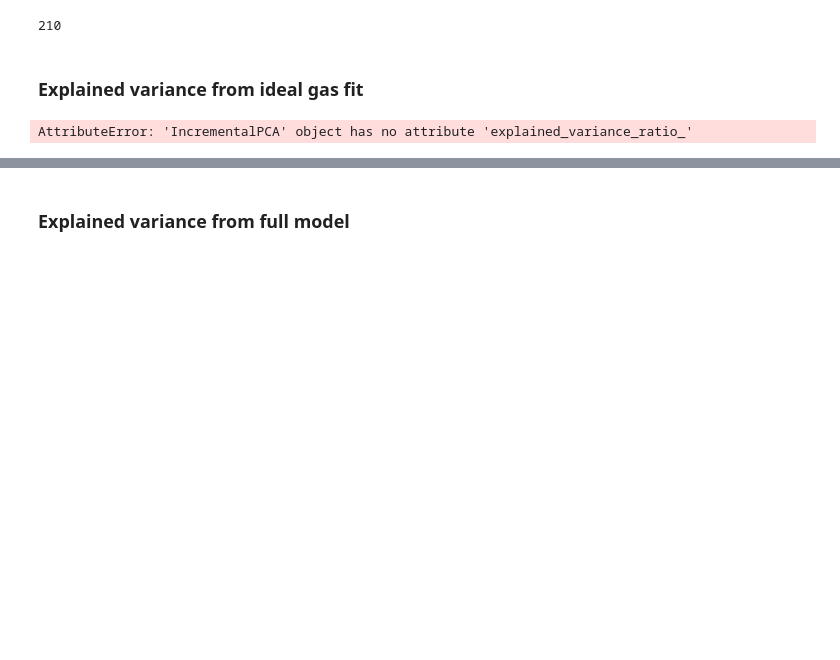
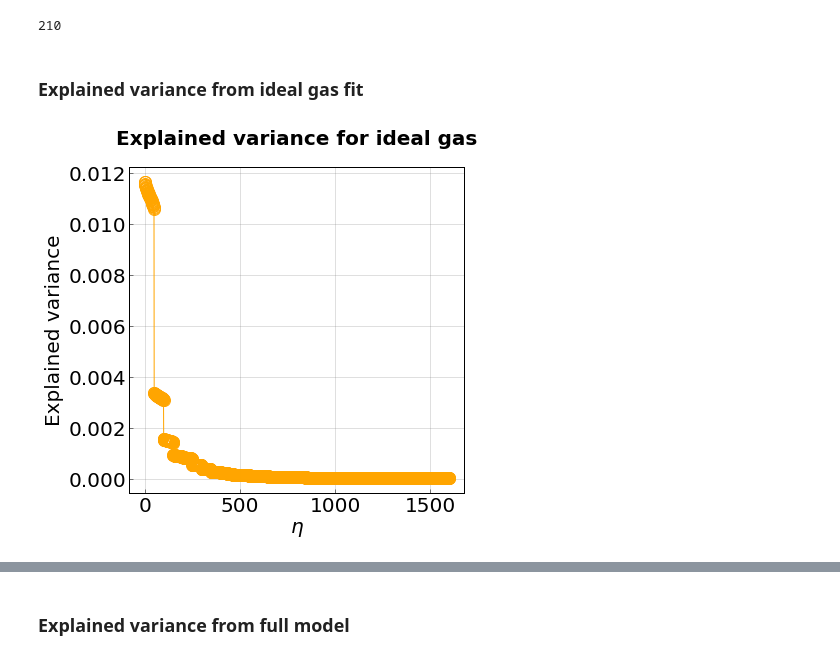
Before and after one commit to truskett-group-ut/hard_disks_pca, a Jupyter notebook: analysis_notebook.ipynb, the cells around one changed output, grey strips where cells are left out. Cells and saved outputs as stored; diff of their text form; code cells hidden in the pictures; blank space fills up the shorter version.

```diff
--- a/analysis_notebook.ipynb
+++ b/analysis_notebook.ipynb
@@ -626,35 +640,35 @@ colors = 200*['green', 'purple', 'orange', 'teal', 'black', 'red']
 plt.plot(incpca_ig.explained_variance_ratio_, marker='o', linewidth=1.0, markersize=12, color = 'orange', markerfacecolor='None')
 #plt.axvline(x=210, color='b', linestyle='--')
 
 #backround grid details
 axes = plt.gca()
 axes.grid(b = True, which = 'both', axis = 'both', color = 'gray', linestyle = '-', alpha = 0.5, linewidth = 0.5)
 axes.set_axis_bgcolor('white')
 
 #font scpecifications
 title_font = {'family' : 'arial', 'color'  : 'black', 'weight' : 'heavy','size': 20}
 axis_label_font = {'family' : 'arial', 'color'  : 'black', 'weight' : 'normal','size': 20}
 
 #figure size and tick style
 plt.rcParams["figure.figsize"] = [6,6]
 plt.rc('axes',edgecolor='black',linewidth=1)
 plt.tick_params(which='both', axis='both', color='black', length=4, width=0.5)
 plt.rcParams['xtick.direction'] = 'in'
 plt.rcParams['ytick.direction'] = 'in'
 
 #plt.yscale('log')
-plt.ylim(0,0.01)
+#plt.ylim(0,0.01)
 
 plt.xlabel(r'$\eta$', y=3, fontsize=20, fontdict = axis_label_font)
 plt.ylabel(r'Explained variance', fontsize=20, fontdict = axis_label_font)
 
 #title and axis labels
 plt.tick_params(axis='both', labelsize=20)
 plt.title('Explained variance for ideal gas', y=1.05, fontdict = title_font)
 
 plt.show()
 # %% [output]
-AttributeError: 'IncrementalPCA' object has no attribute 'explained_variance_ratio_'
+[figure, added]
 # %%
 #plot the principal components
 colors = 200*['green', 'purple', 'orange', 'teal', 'black', 'red']
```
Also changed, not shown: parts of 48 cells of this notebook, 8 other files.
